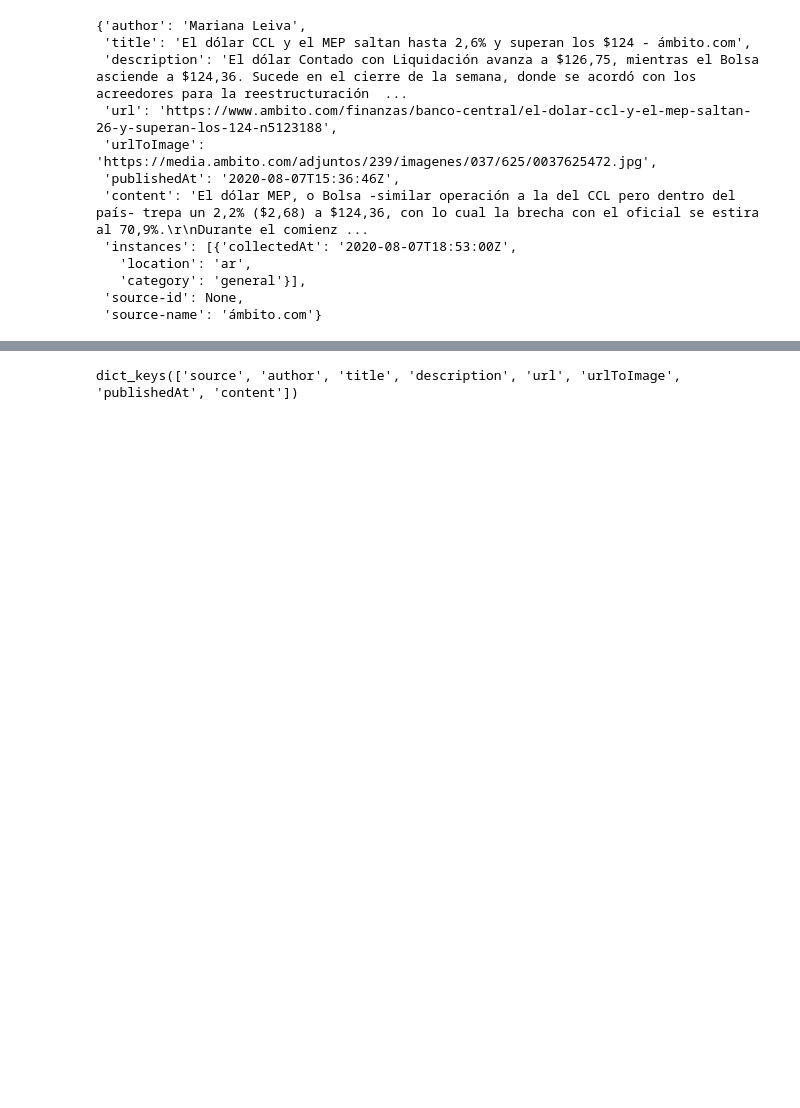
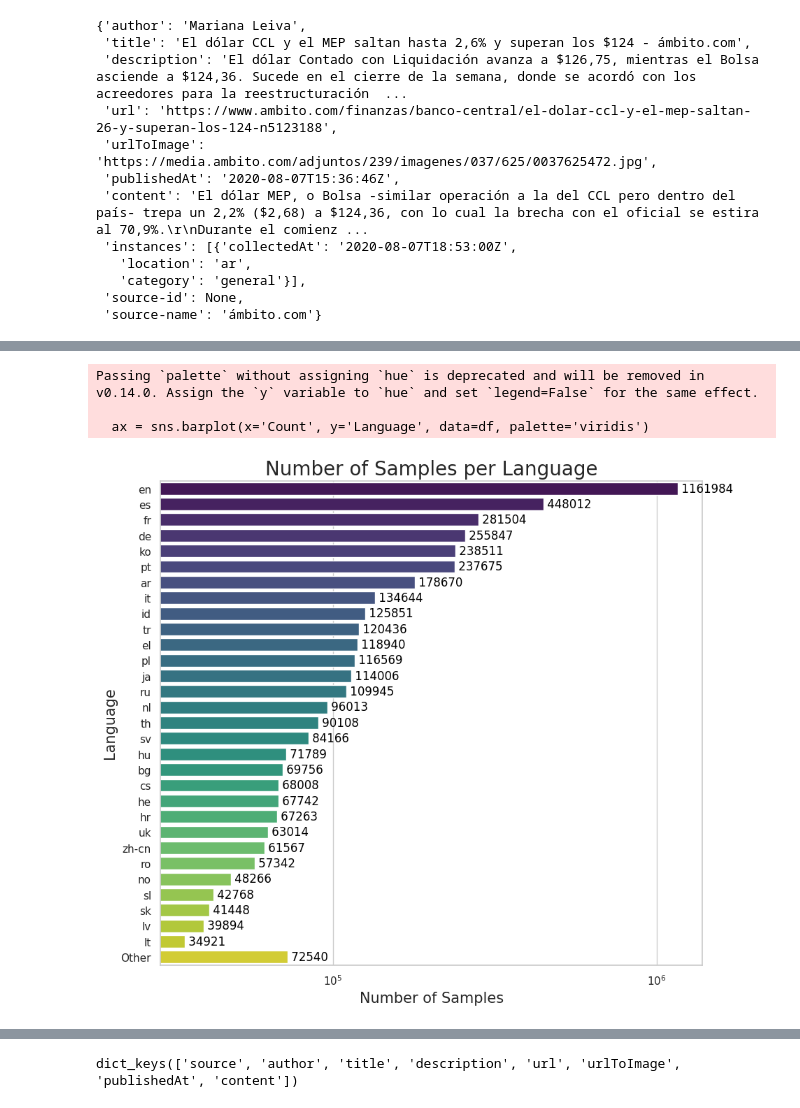
Before and after one commit to felixludos/babel-briefings, a Jupyter notebook: notebooks/format_dataset.ipynb, the cells around one changed output, grey strips where cells are left out. Saved outputs shown, nothing was run; the diff lists cells and outputs as text; code cells hidden in the pictures; blank space fills up the shorter version.

```diff
--- a/notebooks/format_dataset.ipynb
+++ b/notebooks/format_dataset.ipynb
@@ -225,0 +228,2 @@ save_json(langs, root/'temp-langs.json')
+# %%
+lc = Counter(langs.values())
@@ -225,0 +250,46 @@ save_json(langs, root/'temp-langs.json')
+# %%
+import matplotlib.pyplot as plt
+import seaborn as sns
+import pandas as pd
+
+lang_dict = {}
+rest = 0
+for i, (k, v) in enumerate(lc.most_common()):
+	if i < 30:
+		lang_dict[k] = v
+	else:
+		rest += v
+lang_dict['Other'] = rest
+
+# Sample dictionary. Replace this with your actual data.
+# lang_dict = dict(lc.most_common(20))
+
+# Convert the dictionary into a DataFrame
+df = pd.DataFrame(list(lang_dict.items()), columns=['Language', 'Count'])
+
+# Sort the DataFrame by Count
+# df = df.sort_values('Count', ascending=False)
+
+# Create a bar plot
+fg = plt.figure(figsize=(10, 9))
+sns.set_theme(style="whitegrid")
+ax = sns.barplot(x='Count', y='Language', data=df, palette='viridis')
+
+# Add labels and title
+plt.xlabel('Number of Samples', fontsize=15)
+plt.ylabel('Language', fontsize=15)
+plt.title('Number of Samples per Language', fontsize=20)
+
+# Annotate the bars with the actual counts
+for index, value in enumerate(df['Count']):
+    ax.text(value, index, f' {value}', color='black', va="center", fontsize=12)
+
+plt.xscale('log');
+
+# Show the plot
+# plt.show()
+# %% [output]
+Passing `palette` without assigning `hue` is deprecated and will be removed in v0.14.0. Assign the `y` variable to `hue` and set `legend=False` for the same effect.
+
+  ax = sns.barplot(x='Count', y='Language', data=df, palette='viridis')
+[figure, added]
```
Also changed, not shown: parts of 33 cells of this notebook, 1 other file.
